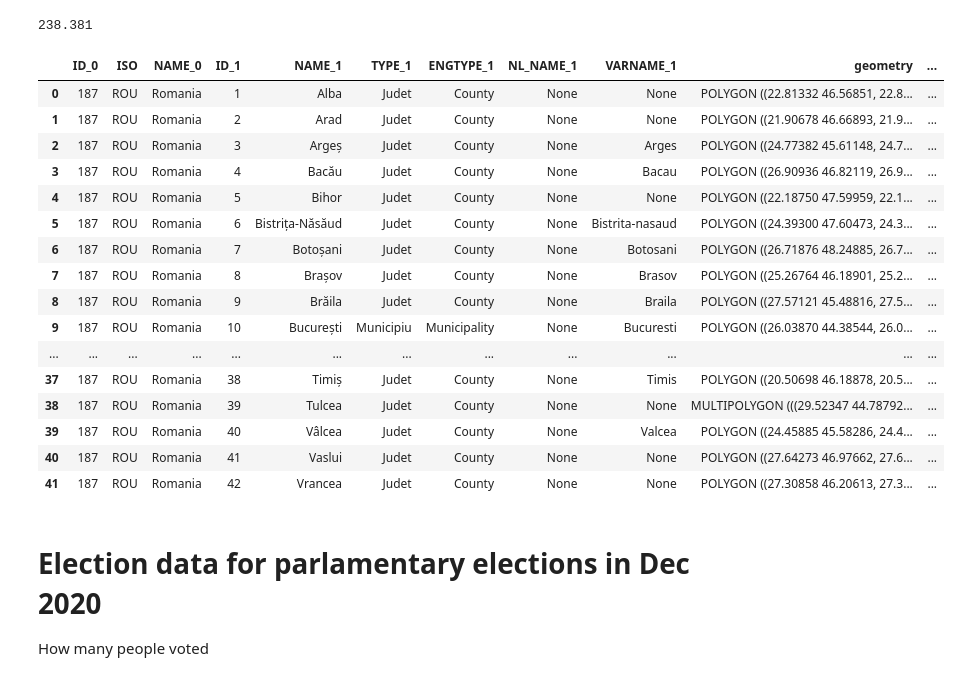
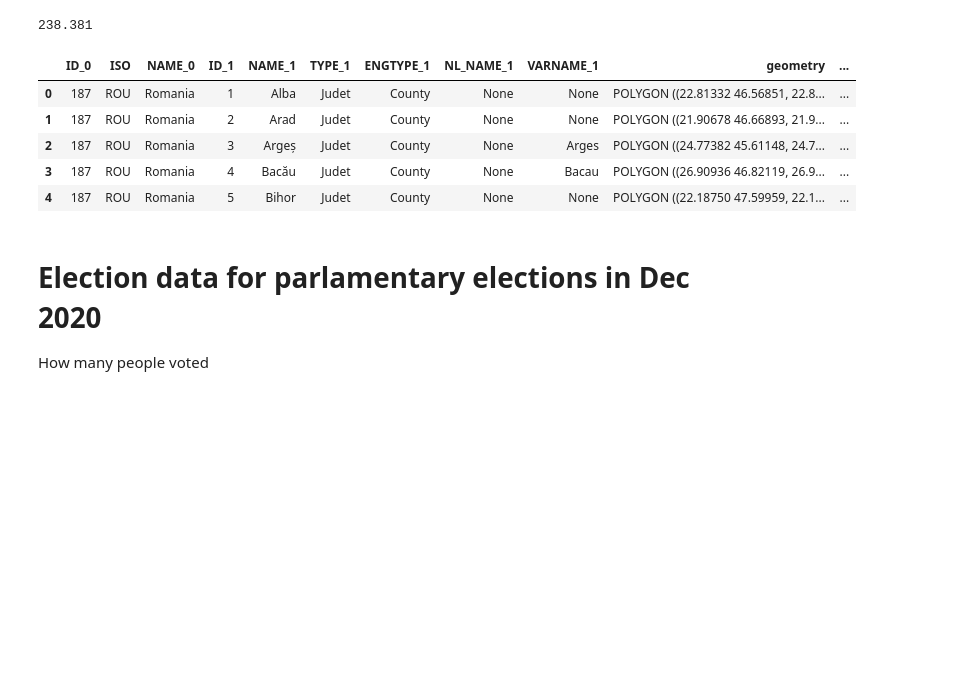
Before and after one commit to abuzatu/geo_spatial, a Jupyter notebook: romania/ro_elections.ipynb, the cells around one changed output. Drawn from its saved outputs; the diff is of its cells as text; code cells hidden in the pictures; blank space fills up the shorter version.

```diff
--- a/romania/ro_elections.ipynb
+++ b/romania/ro_elections.ipynb
@@ -148,25 +143,14 @@ df_counties_2["Area in thousand squared kilometers"].values.sum()
 238.381
 # %%
 gdf_counties_3 = gdf_counties.merge(df_counties_2,  left_on = "NAME_1", right_on = "County")
-gdf_counties_3
+gdf_counties_3.head()
 # %% [output]
 |  | ID_0 | ISO | NAME_0 | ID_1 | NAME_1 | TYPE_1 | ENGTYPE_1 | NL_NAME_1 | VARNAME_1 | geometry | ... |
 | 0 | 187 | ROU | Romania | 1 | Alba | Judet | County | None | None | POLYGON ((22.81332 46.56851, 22.8... | ... |
 | 1 | 187 | ROU | Romania | 2 | Arad | Judet | County | None | None | POLYGON ((21.90678 46.66893, 21.9... | ... |
 | 2 | 187 | ROU | Romania | 3 | Argeș | Judet | County | None | Arges | POLYGON ((24.77382 45.61148, 24.7... | ... |
 | 3 | 187 | ROU | Romania | 4 | Bacău | Judet | County | None | Bacau | POLYGON ((26.90936 46.82119, 26.9... | ... |
 | 4 | 187 | ROU | Romania | 5 | Bihor | Judet | County | None | None | POLYGON ((22.18750 47.59959, 22.1... | ... |
-| 5 | 187 | ROU | Romania | 6 | Bistrița-Năsăud | Judet | County | None | Bistrita-nasaud | POLYGON ((24.39300 47.60473, 24.3... | ... |
-| 6 | 187 | ROU | Romania | 7 | Botoșani | Judet | County | None | Botosani | POLYGON ((26.71876 48.24885, 26.7... | ... |
-| 7 | 187 | ROU | Romania | 8 | Brașov | Judet | County | None | Brasov | POLYGON ((25.26764 46.18901, 25.2... | ... |
-| 8 | 187 | ROU | Romania | 9 | Brăila | Judet | County | None | Braila | POLYGON ((27.57121 45.48816, 27.5... | ... |
-| 9 | 187 | ROU | Romania | 10 | București | Municipiu | Municipality | None | Bucuresti | POLYGON ((26.03870 44.38544, 26.0... | ... |
-| ... | ... | ... | ... | ... | ... | ... | ... | ... | ... | ... | ... |
-| 37 | 187 | ROU | Romania | 38 | Timiș | Judet | County | None | Timis | POLYGON ((20.50698 46.18878, 20.5... | ... |
-| 38 | 187 | ROU | Romania | 39 | Tulcea | Judet | County | None | None | MULTIPOLYGON (((29.52347 44.78792... | ... |
-| 39 | 187 | ROU | Romania | 40 | Vâlcea | Judet | County | None | Valcea | POLYGON ((24.45885 45.58286, 24.4... | ... |
-| 40 | 187 | ROU | Romania | 41 | Vaslui | Judet | County | None | None | POLYGON ((27.64273 46.97662, 27.6... | ... |
-| 41 | 187 | ROU | Romania | 42 | Vrancea | Judet | County | None | None | POLYGON ((27.30858 46.20613, 27.3... | ... |
 # %% [markdown]
 # Election data for parlamentary elections in Dec 2020
 
```
Also changed, not shown: parts of 28 cells of this notebook.
